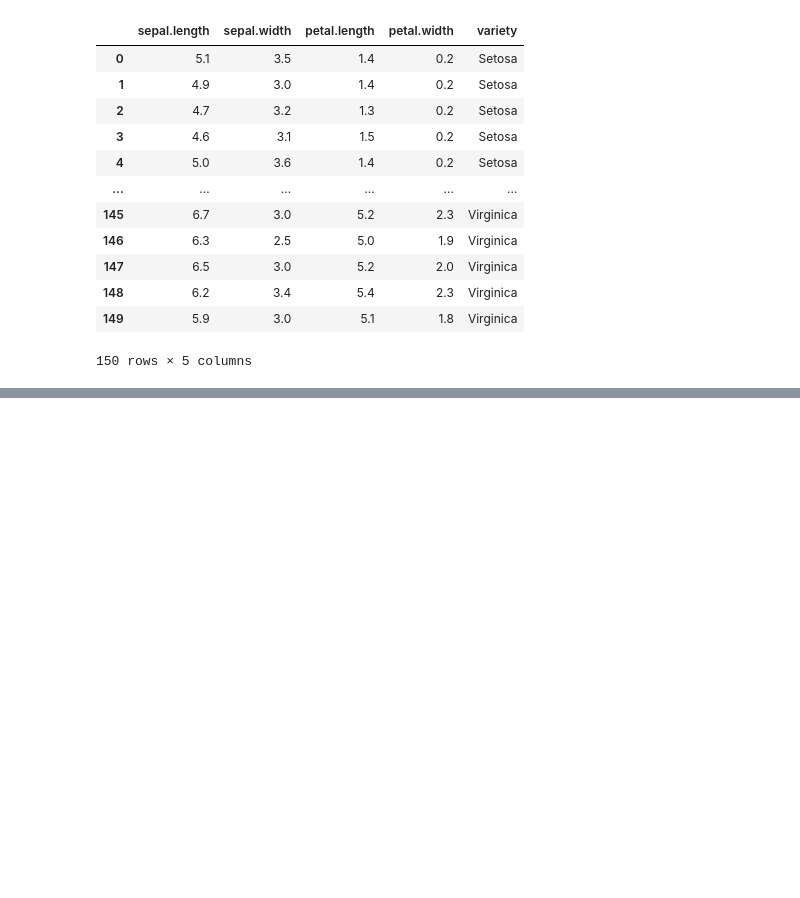
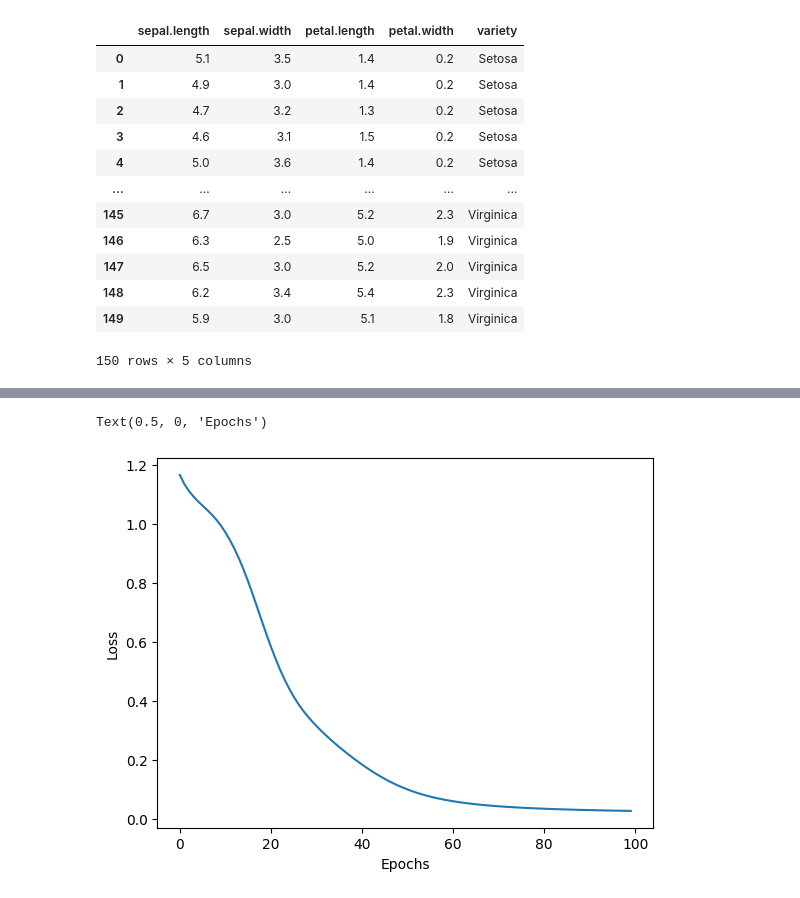
Before and after one commit to rawanaldaneen/pytorch_row, a Jupyter notebook: neuralNetwork_1.ipynb, the cells around one changed output, grey strips where cells are left out. Drawn from its saved outputs; the diff is of its cells as text; code cells hidden in the pictures; blank space fills up the shorter version.

```diff
--- a/neuralNetwork_1.ipynb
+++ b/neuralNetwork_1.ipynb
@@ -134,0 +91,38 @@ array([[5.1, 3.5, 1.4, 0.2],
+# %%
+#converst x features to flout tensor
+x_train=torch.FloatTensor(x_train)
+x_test=torch.FloatTensor(x_test)
+# %%
+# converst y labal to tensors long
+y_train=torch.LongTensor(y_train)
+y_test=torch.LongTensor(y_test)
+# %%
+#set the criterion of model to measure the error
+criterion= nn.CrossEntropyLoss()
+#choos adam optimiser
+optimizer=torch.optim.Adam(model.parameters(),lr=0.01)
+# %%
+#train our model
+# epoch
+epochs=100
+losses=[]
+
+for i in range(epochs):
+  # go forward and get predictions
+  y_pred=model.forward(x_train) # get predection result
+  # measure the loss error , gona be high at first
+  criterion(y_pred,y_train) #predicted value vs y_train
+
+  # Measure the loss/error, gonna be high at first
+  loss = criterion(y_pred, y_train) # predicted values vs the y_train
+  # keep track our losses
+  losses.append(loss.detach().numpy())
+
+  # print every 10 epochs
+  if i%10==0:
+    print(f'epoch: {i} and loss: {loss}')
+
+  # do back propagation
+  optimizer.zero_grad()
+  loss.backward()
+  optimizer.step()
@@ -134,0 +140,8 @@ array([[5.1, 3.5, 1.4, 0.2],
+# %%
+# graph
+plt.plot(range(epochs),losses)
+plt.ylabel('Loss')
+plt.xlabel('Epochs')
+# %% [output]
+Text(0.5, 0, 'Epochs')
+[figure, added]
```
Also changed, not shown: parts of 8 cells of this notebook.
